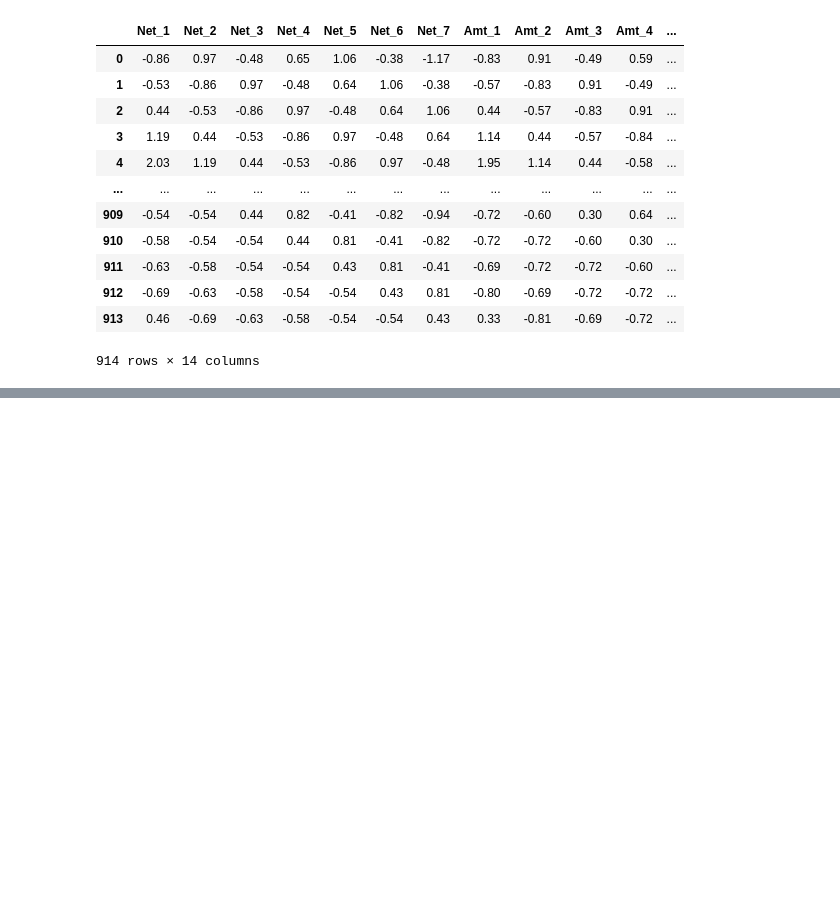
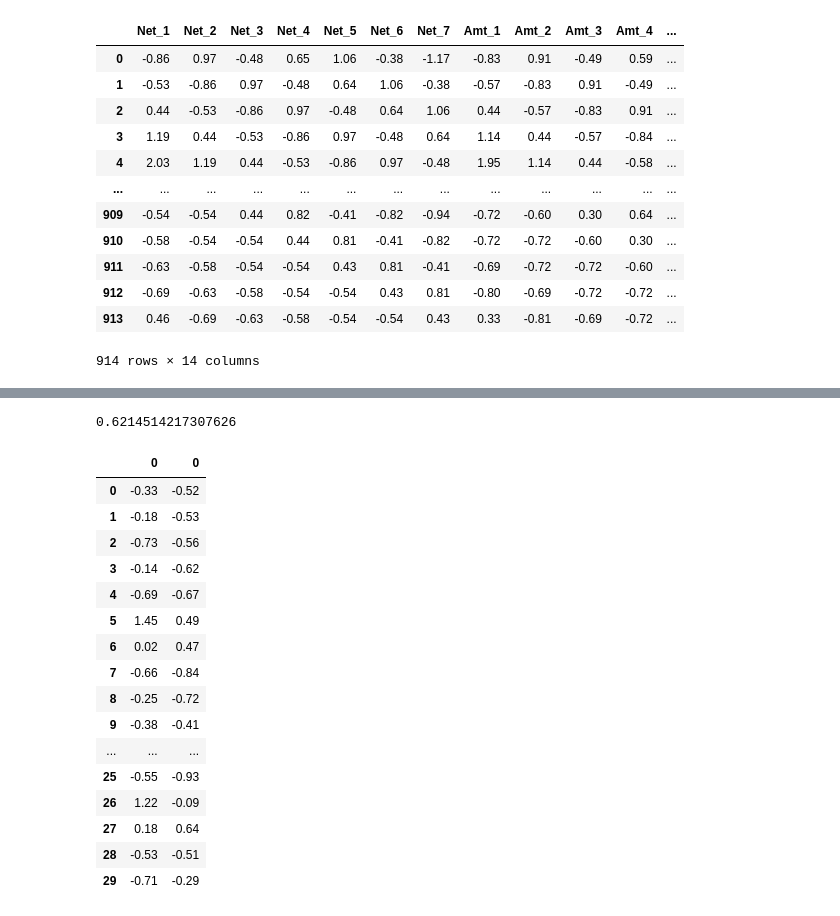
Before and after one commit to csLee94/project_notebook, a Jupyter notebook: SalesPredict_N.ipynb, the cells around one changed output, grey strips where cells are left out. Cells and saved outputs as stored; diff of their text form; code cells hidden in the pictures; blank space fills up the shorter version.

```diff
--- a/SalesPredict_N.ipynb
+++ b/SalesPredict_N.ipynb
@@ -1187,3 +1188,23 @@ y2_train = y2_data[:-30]
 x_test = x_data[-30:]
 y1_test = y1_data[-30:]
 y2_test = y2_data[-30:]
+# %%
+# x_data reshape for LSTM Model
+x_train_np = np.array(x_train).reshape(len(x_train), 2, 7)
+x_test_np = np.array(x_test).reshape(len(x_test),2, 7)
+
+# y_data reshape for LSTM Model
+y1_train_np = y1_train.reshape(len(y1_train),1,1)
+# y1_test_np = y1_test.reshape(len(y1_test),1,1)
+
+y2_train_np = y2_train.reshape(len(y2_train),1,1)
+# y2_test_np = y2_test.reshape(len(y2_test),1,1)
+# %%
+net_model = tf.keras.models.Sequential()
+net_model.add(LSTM(7, input_shape=(x_train_np.shape[1], x_train_np.shape[2])))
+net_model.add(Dense(len(list(x_train_np))))
+net_model.add(Dense(0.5*len(list(x_train_np))))
+net_model.add(Dense(1))
+net_model.compile(loss='mean_squared_error', optimizer='adam')
+
+net_model.fit(x_train_np, y1_train_np, epochs=9070, batch_size=907)
@@ -1189,0 +1230,28 @@ y2_test = y2_data[-30:]
+# %%
+pred_net = net_model.predict(x_test_np)
+# rmse 산출
+# real_amt = np.array(y_scale_test_amt).reshape(30,1)
+MSE_net = mean_squared_error(y1_test_np.reshape(30,1), pred_net)
+np.sqrt(MSE_net)
+# %% [output]
+0.6214514217307626
+# %%
+pd.concat([pd.DataFrame(pred_net), pd.DataFrame(y1_test_np.reshape(30,1))], axis=1)
+# %% [output]
+|  | 0 | 0 |
+| 0 | -0.33 | -0.52 |
+| 1 | -0.18 | -0.53 |
+| 2 | -0.73 | -0.56 |
+| 3 | -0.14 | -0.62 |
+| 4 | -0.69 | -0.67 |
+| 5 | 1.45 | 0.49 |
+| 6 | 0.02 | 0.47 |
+| 7 | -0.66 | -0.84 |
+| 8 | -0.25 | -0.72 |
+| 9 | -0.38 | -0.41 |
+| ... | ... | ... |
+| 25 | -0.55 | -0.93 |
+| 26 | 1.22 | -0.09 |
+| 27 | 0.18 | 0.64 |
+| 28 | -0.53 | -0.51 |
+| 29 | -0.71 | -0.29 |
```
Also changed, not shown: parts of 7 cells of this notebook.
